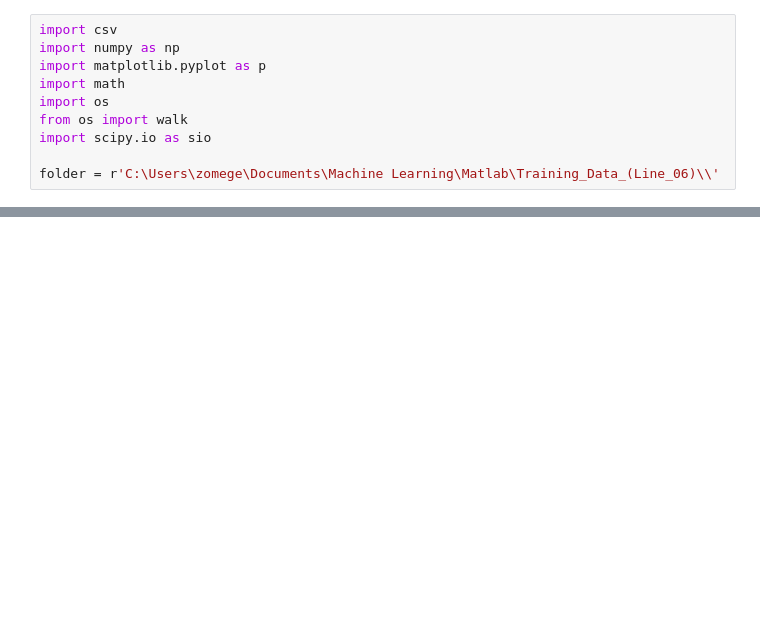
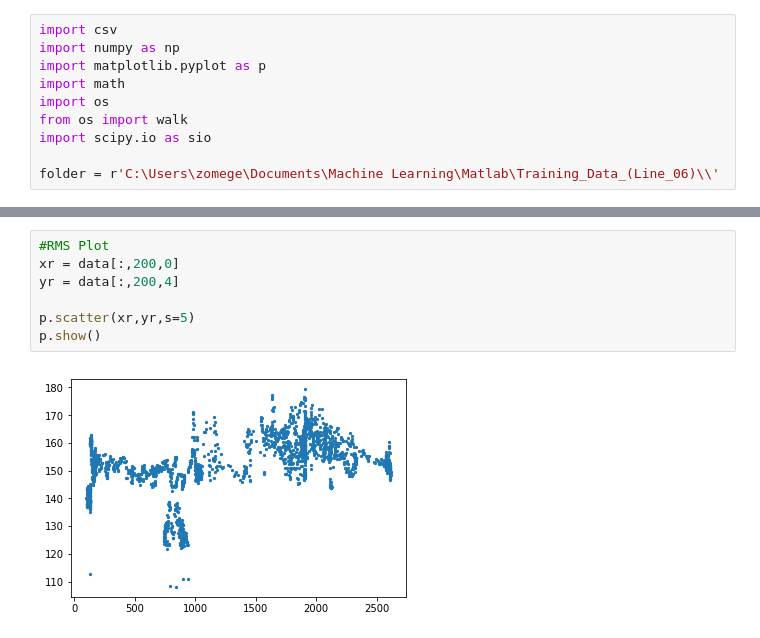
Before and after one commit to efreneau/Machine-Learning-On-Seismic-Streamer-Data, a Jupyter notebook: Power Plot.ipynb, the cells around one changed output, grey strips where cells are left out. Cells and saved outputs as stored; diff of their text form; blank space fills up the shorter version.

```diff
--- a/Power Plot.ipynb
+++ b/Power Plot.ipynb
@@ -38,0 +50,9 @@ else:
+# %%
+#RMS Plot
+xr = data[:,200,0]
+yr = data[:,200,4]
+
+p.scatter(xr,yr,s=5)
+p.show()
+# %% [output]
+[figure, added]
```
Also changed, not shown: parts of 2 cells of this notebook.
